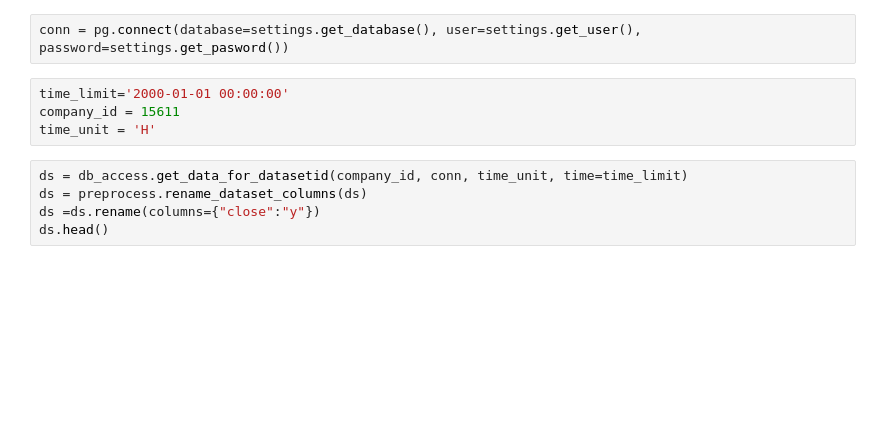
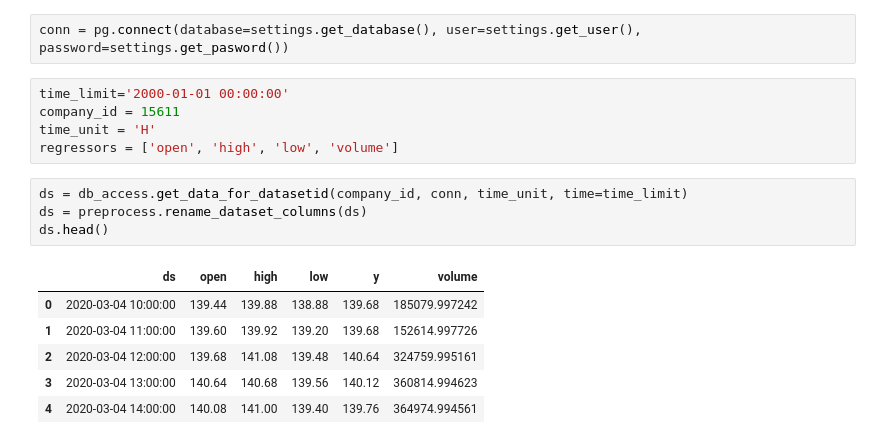
Before and after one commit to Biksbois/BiksStonks, a Jupyter notebook: Forcasting_Models/multivariant_prophet.ipynb, the cells around one changed output. Drawn from its saved outputs; the diff is of its cells as text; blank space fills up the shorter version.

```diff
--- a/Forcasting_Models/multivariant_prophet.ipynb
+++ b/Forcasting_Models/multivariant_prophet.ipynb
@@ -30,8 +30,15 @@ conn = pg.connect(database=settings.get_database(), user=settings.get_user(), pa
 time_limit='2000-01-01 00:00:00'
 company_id = 15611
 time_unit = 'H'
+regressors = ['open', 'high', 'low', 'volume']
 # %%
 ds = db_access.get_data_for_datasetid(company_id, conn, time_unit, time=time_limit)
 ds = preprocess.rename_dataset_columns(ds)
-ds =ds.rename(columns={"close":"y"})
 ds.head()
+# %% [output]
+|  | ds | open | high | low | y | volume |
+| 0 | 2020-03-04 10:00:00 | 139.44 | 139.88 | 138.88 | 139.68 | 185079.997242 |
+| 1 | 2020-03-04 11:00:00 | 139.60 | 139.92 | 139.20 | 139.68 | 152614.997726 |
+| 2 | 2020-03-04 12:00:00 | 139.68 | 141.08 | 139.48 | 140.64 | 324759.995161 |
+| 3 | 2020-03-04 13:00:00 | 140.64 | 140.68 | 139.56 | 140.12 | 360814.994623 |
+| 4 | 2020-03-04 14:00:00 | 140.08 | 141.00 | 139.40 | 139.76 | 364974.994561 |
```
Also changed, not shown: parts of 9 cells of this notebook, 1 other file.
